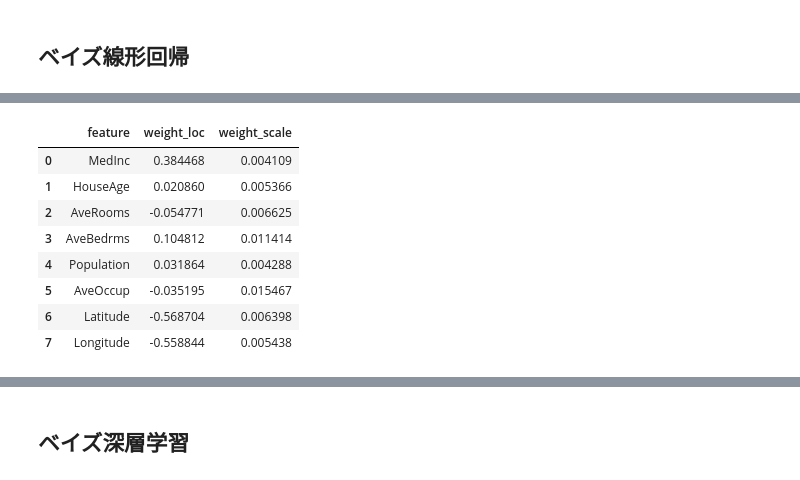
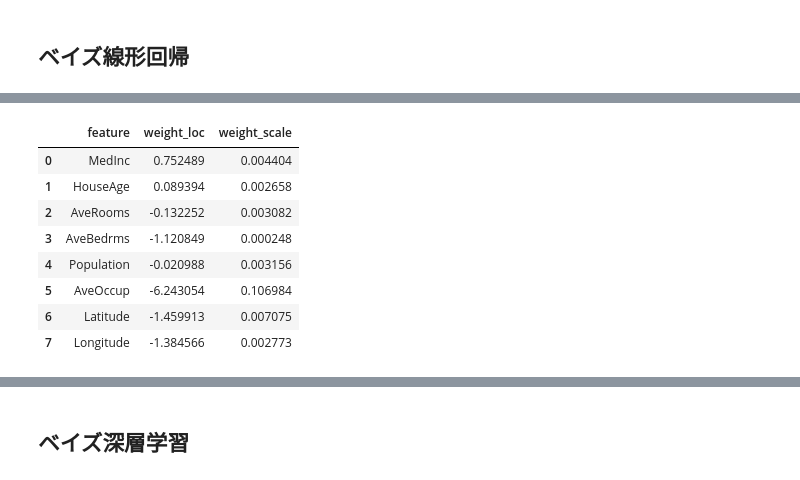
Before and after one commit to TtH61008/yurufuwa_bayesian_deep_learning, a Jupyter notebook: notebook/C100.ipynb, the cells around one changed output, grey strips where cells are left out. Saved outputs shown, nothing was run; the diff lists cells and outputs as text; code cells hidden in the pictures.

```diff
--- a/notebook/C100.ipynb
+++ b/notebook/C100.ipynb
@@ -44,8 +81,4 @@ standard_scaler = sklearn.preprocessing.StandardScaler()
 standard_scaler.fit(X_train)
 X_train = standard_scaler.transform(X_train)
 X_test = standard_scaler.transform(X_test)
-
-# 予測対象が正のみで、緩やかな対数正規分布のため、logをとる
-y_train = np.log(y_train)
-y_test = np.log(y_test)
 # %% [markdown]
@@ -53,12 +86,15 @@ y_test = np.log(y_test)
 # %%
-frequentism_model = tf.keras.models.Sequential([
-  tf.keras.layers.Dense(1, activation="linear"),
+set_seed(0)
+
+linear_model = tf.keras.models.Sequential([
+  tf.keras.layers.Dense(1, activation="softplus"),
 ])
-
-frequentism_model.compile(
-    optimizer=tf.keras.optimizers.Adam(learning_rate=0.01),
-    loss='mean_squared_error',
-)
 # %%
-frequentism_model.fit(X_train, y_train, validation_data=(X_test, y_test), epochs=20)
+
+linear_model.compile(
+    optimizer=tf.keras.optimizers.Adam(learning_rate=0.01),
+    loss='mean_squared_error',
+)
+
+linear_model.fit(X_train, y_train, validation_data=(X_test, y_test), epochs=10)
 # %% [output]
@@ -95,15 +134,20 @@ pd.DataFrame({"feature": california_housing.feature_names, "weight": frequentism
 # %% [markdown]
 ## ベイズ線形回帰
 # %%
+set_seed(0)
+
 kld = (lambda q, p, _: tfp.distributions.kl_divergence(q, p) / tf.cast(len(y_train), dtype=tf.float32))
 
-bayesian_model = tf.keras.models.Sequential([
+bayesian_linear_model = tf.keras.models.Sequential([
   tfp.layers.DenseFlipout(
       1, kernel_divergence_fn=kld,
-      activation="linear"),
+      activation="softplus"),
 ])
 
-bayesian_model.compile(
-    optimizer=tf.keras.optimizers.Adam(learning_rate=0.01),
+bayesian_linear_model.compile(
+    optimizer=tf.keras.optimizers.Adam(learning_rate=0.1),
     loss='mean_squared_error',
 )
+
+
+bayesian_linear_model.fit(X_train, y_train, validation_data=(X_test, y_test), epochs=10)
@@ -132,16 +198,17 @@ Epoch 20/20
 # %%
+
 pd.DataFrame({
     "feature": california_housing.feature_names,
-    "weight_loc": bayesian_model.layers[0].weights[0].numpy().flatten(),
-    "weight_scale": tf.nn.softplus(bayesian_model.layers[0].weights[1]).numpy().flatten(),
+    "weight_loc": bayesian_linear_model.layers[0].weights[0].numpy().flatten(),
+    "weight_scale": tf.nn.softplus(bayesian_linear_model.layers[0].weights[1]).numpy().flatten(),
 })
 # %% [output]
 |  | feature | weight_loc | weight_scale |
-| 0 | MedInc | 0.384468 | 0.004109 |
-| 1 | HouseAge | 0.020860 | 0.005366 |
-| 2 | AveRooms | -0.054771 | 0.006625 |
-| 3 | AveBedrms | 0.104812 | 0.011414 |
-| 4 | Population | 0.031864 | 0.004288 |
-| 5 | AveOccup | -0.035195 | 0.015467 |
-| 6 | Latitude | -0.568704 | 0.006398 |
-| 7 | Longitude | -0.558844 | 0.005438 |
+| 0 | MedInc | 0.752489 | 0.004404 |
+| 1 | HouseAge | 0.089394 | 0.002658 |
+| 2 | AveRooms | -0.132252 | 0.003082 |
+| 3 | AveBedrms | -1.120849 | 0.000248 |
+| 4 | Population | -0.020988 | 0.003156 |
+| 5 | AveOccup | -6.243054 | 0.106984 |
+| 6 | Latitude | -1.459913 | 0.007075 |
+| 7 | Longitude | -1.384566 | 0.002773 |
```
Also changed, not shown: parts of 34 cells of this notebook.
